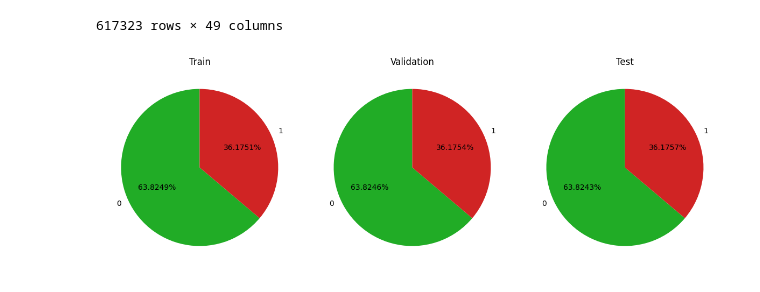
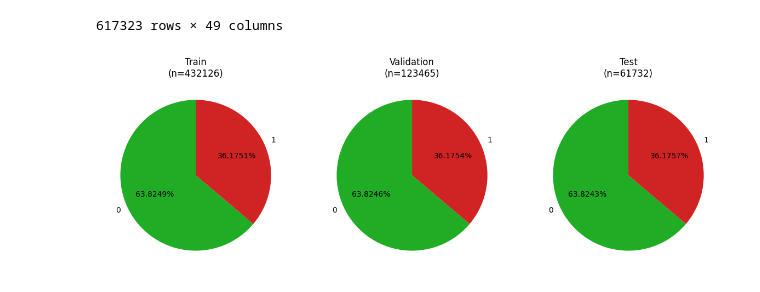
Before and after one commit to szvlinsky/Customer-Churn-Prediction, a Jupyter notebook: notebooks/02_model_training.ipynb, the cells around one changed output. Saved outputs shown, nothing was run; the diff lists cells and outputs as text; code cells hidden in the pictures.

Commit message:
feat: add N to charts

```diff
--- a/notebooks/02_model_training.ipynb
+++ b/notebooks/02_model_training.ipynb
@@ -32,23 +32,23 @@ X_tr, X_val, X_te, y_tr, y_val, y_te = split_data(df, cfg)
 # %%
 import matplotlib.pyplot as plt
 
 fig, axes = plt.subplots(1, 3, figsize=(12, 4))
 
 datasets = [("Train", y_tr), ("Validation", y_val), ("Test", y_te)]
 colors = ["#21ac26", "#d02424"]
 
 for ax, (title, y) in zip(axes, datasets):
     counts = y.value_counts(normalize=True).sort_index()
     labels = [str(cls) for cls in counts.index]
     ax.pie(
         counts,
         labels=labels,
         autopct="%.4f%%",
         startangle=90,
         colors=colors
     )
-    ax.set_title(title)
+    ax.set_title(f"{title}\n(n={len(y)})")
 plt.tight_layout()
 plt.show()
 # %% [output]
-[figure, old version]
+[figure, new version]
```
